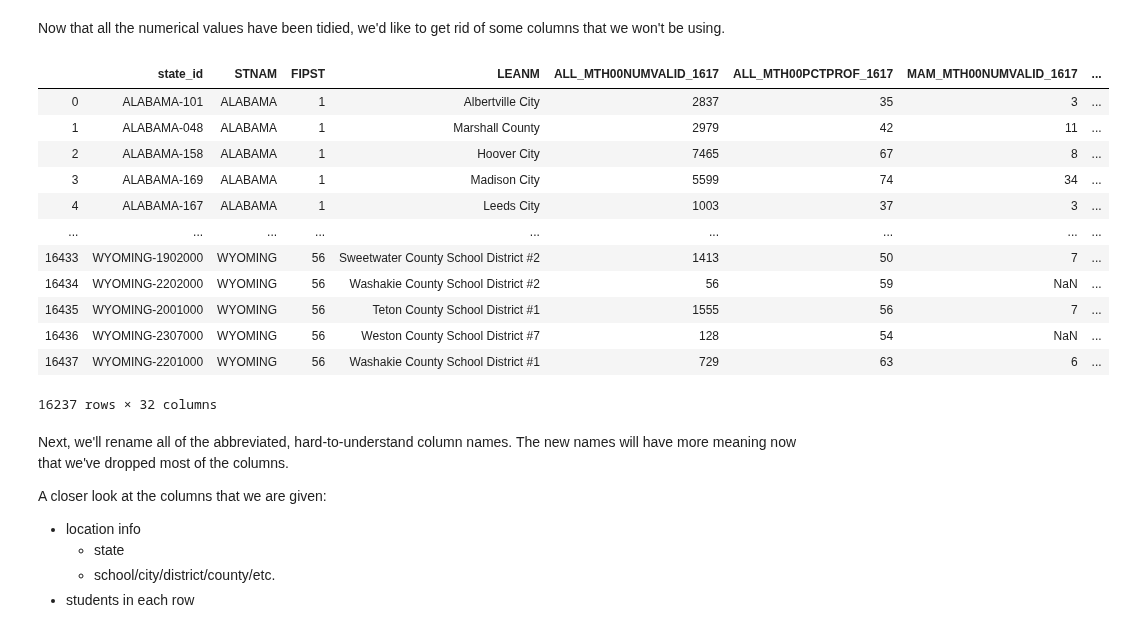
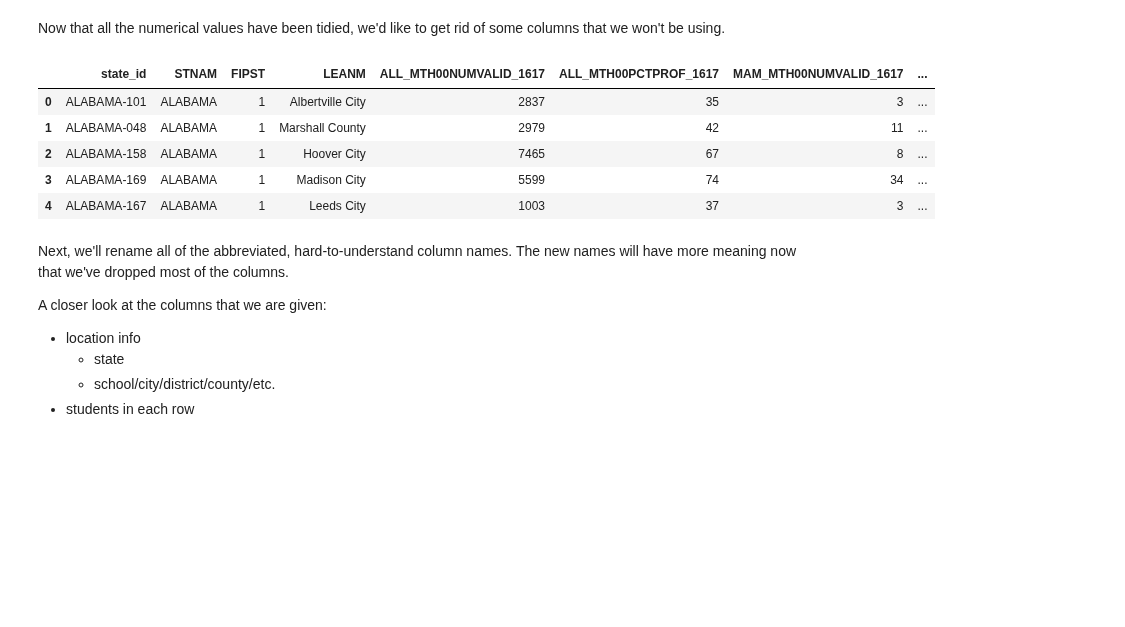
Before and after one commit to kannanfire/kannanfire.github.io, a Jupyter notebook: final_project.ipynb, the cells around one changed output. Cells and saved outputs as stored; diff of their text form; code cells hidden in the pictures; blank space fills up the shorter version.

```diff
--- a/final_project.ipynb
+++ b/final_project.ipynb
@@ -96,31 +82,24 @@ Now that all the numerical values have been tidied, we'd like to get rid of some
 # %%
 df = df.dropna(subset=['STNAM', 'LEANM', 'FIPST', 'LEAID', 'ST_LEAID', 'DATE_CUR', 'ALL_MTH00NUMVALID_1617', 'ALL_MTH00PCTPROF_1617'])
 
 df = df.drop('LEAID', 1)
 df = df.drop('ST_LEAID', 1)
 
 
 mid = df['state_id']
 df.drop(labels=['state_id'], axis=1,inplace = True)
 df.insert(0, 'state_id', mid)
 
 df = df.drop('DATE_CUR', 1)
 
-df
+df.head()
 # %% [output]
 |  | state_id | STNAM | FIPST | LEANM | ALL_MTH00NUMVALID_1617 | ALL_MTH00PCTPROF_1617 | MAM_MTH00NUMVALID_1617 | ... |
 | 0 | ALABAMA-101 | ALABAMA | 1 | Albertville City | 2837 | 35 | 3 | ... |
 | 1 | ALABAMA-048 | ALABAMA | 1 | Marshall County | 2979 | 42 | 11 | ... |
 | 2 | ALABAMA-158 | ALABAMA | 1 | Hoover City | 7465 | 67 | 8 | ... |
 | 3 | ALABAMA-169 | ALABAMA | 1 | Madison City | 5599 | 74 | 34 | ... |
 | 4 | ALABAMA-167 | ALABAMA | 1 | Leeds City | 1003 | 37 | 3 | ... |
-| ... | ... | ... | ... | ... | ... | ... | ... | ... |
-| 16433 | WYOMING-1902000 | WYOMING | 56 | Sweetwater County School District #2 | 1413 | 50 | 7 | ... |
-| 16434 | WYOMING-2202000 | WYOMING | 56 | Washakie County School District #2 | 56 | 59 | NaN | ... |
-| 16435 | WYOMING-2001000 | WYOMING | 56 | Teton County School District #1 | 1555 | 56 | 7 | ... |
-| 16436 | WYOMING-2307000 | WYOMING | 56 | Weston County School District #7 | 128 | 54 | NaN | ... |
-| 16437 | WYOMING-2201000 | WYOMING | 56 | Washakie County School District #1 | 729 | 63 | 6 | ... |
-16237 rows × 32 columns
 # %% [markdown]
 Next, we'll rename all of the abbreviated, hard-to-understand column names. The new names will have more meaning now that we've dropped most of the columns.
 
```
Also changed, not shown: parts of 10 cells of this notebook, 1 other file.
